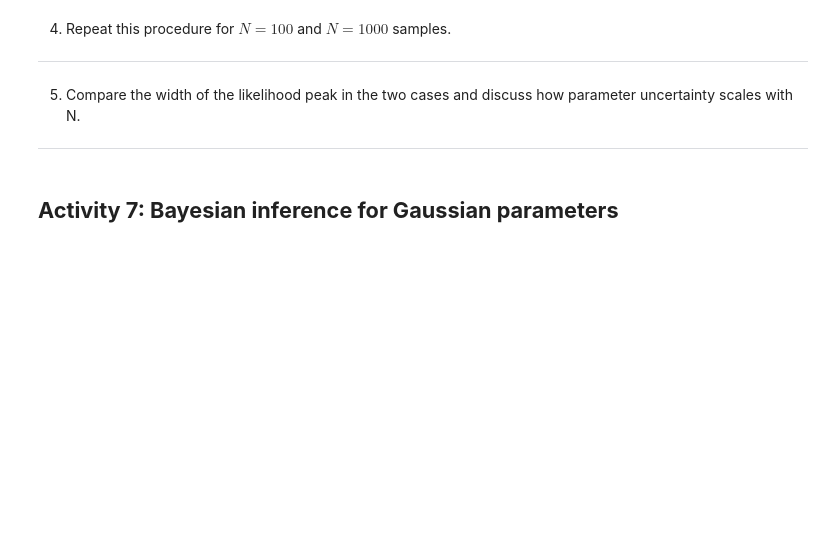
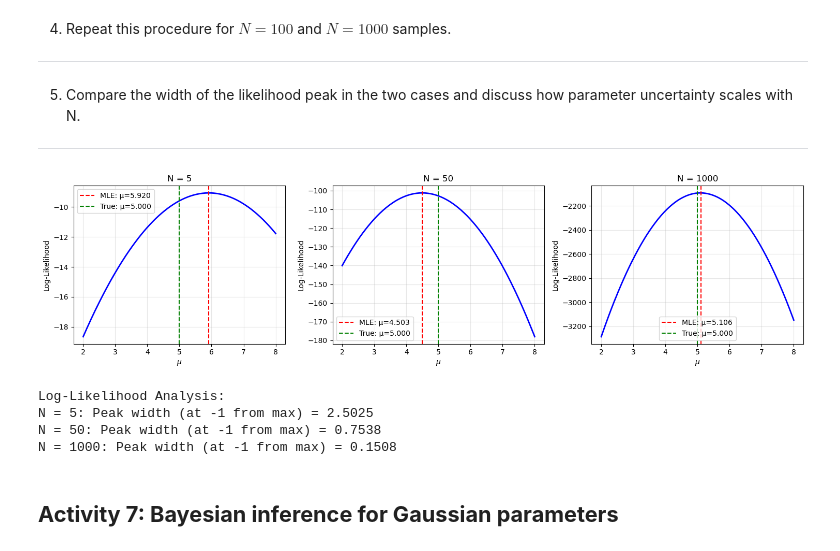
Before and after one commit to breckmeagher/statistics-and-data-analysis, a Jupyter notebook: work-in-progress/homework2_running.ipynb, the cells around one changed output. Drawn from its saved outputs; the diff is of its cells as text; code cells hidden in the pictures; blank space fills up the shorter version.

```diff
--- a/work-in-progress/homework2_running.ipynb
+++ b/work-in-progress/homework2_running.ipynb
@@ -422,3 +489,64 @@ In this excercise you will visualize how the likelihood function changes with da
+# %%
+import numpy as np
+import matplotlib.pyplot as plt
+np.random.seed(42)
+
+def log_likelihood(data, mu, sigma):
+    return -0.5 * np.sum(((data - mu) / sigma)**2) - len(data) * np.log(sigma * np.sqrt(2 * np.pi))
+
+# Use sigma_true (known) for all calculations
+sigma_known = sigma_true
+
+# Generate datasets for different sample sizes
+sample_sizes = [5, 50, 1000]
+fig, axes = plt.subplots(1, 3, figsize=(15, 4))
+
+mu_grid = np.linspace(2, 8, 200)
+results = {}
+
+for idx, n_samples in enumerate(sample_sizes):
+    # Generate data
+    data_n = np.random.normal(mu_true, sigma_true, n_samples)
+
+    # Compute log-likelihood over mu grid
+    log_liks = [log_likelihood(data_n, mu, sigma_known) for mu in mu_grid]
+
+    # Find MLE
+    mu_mle_n = mu_grid[np.argmax(log_liks)]
+    max_log_lik = np.max(log_liks)
+
+    # Store results
+    results[n_samples] = {'mu_mle': mu_mle_n, 'log_liks': log_liks}
+
+    # Plot
+    axes[idx].plot(mu_grid, log_liks, 'b-', lw=2)
+    axes[idx].axvline(mu_mle_n, color='r', linestyle='--', label=f'MLE: μ={mu_mle_n:.3f}')
+    axes[idx].axvline(mu_true, color='g', linestyle='--', label=f'True: μ={mu_true:.3f}')
+    axes[idx].set_xlabel(r'$\mu$')
+    axes[idx].set_ylabel('Log-Likelihood')
+    axes[idx].set_title(f'N = {n_samples}')
+    axes[idx].grid(alpha=0.3)
+    axes[idx].legend()
+
+plt.tight_layout()
+plt.show()
+
+# Analyze peak width
+print("Log-Likelihood Analysis:")
+for n_samples in sample_sizes:
+    log_liks = results[n_samples]['log_liks']
+    max_log_lik = np.max(log_liks)
+    # Find width at half maximum
+    half_max = max_log_lik - 1  # 1 unit below peak
+    width_indices = np.where(np.array(log_liks) > half_max)[0]
+    peak_width = mu_grid[width_indices[-1]] - mu_grid[width_indices[0]]
+    print(f"N = {n_samples}: Peak width (at -1 from max) = {peak_width:.4f}")
+# %% [output]
+[figure, added]
+Log-Likelihood Analysis:
+N = 5: Peak width (at -1 from max) = 2.5025
+N = 50: Peak width (at -1 from max) = 0.7538
+N = 1000: Peak width (at -1 from max) = 0.1508
 # %% [markdown]
 ## **Activity 7: Bayesian inference for Gaussian parameters**
 # %% [markdown]
```
Also changed, not shown: parts of 7 cells of this notebook.
